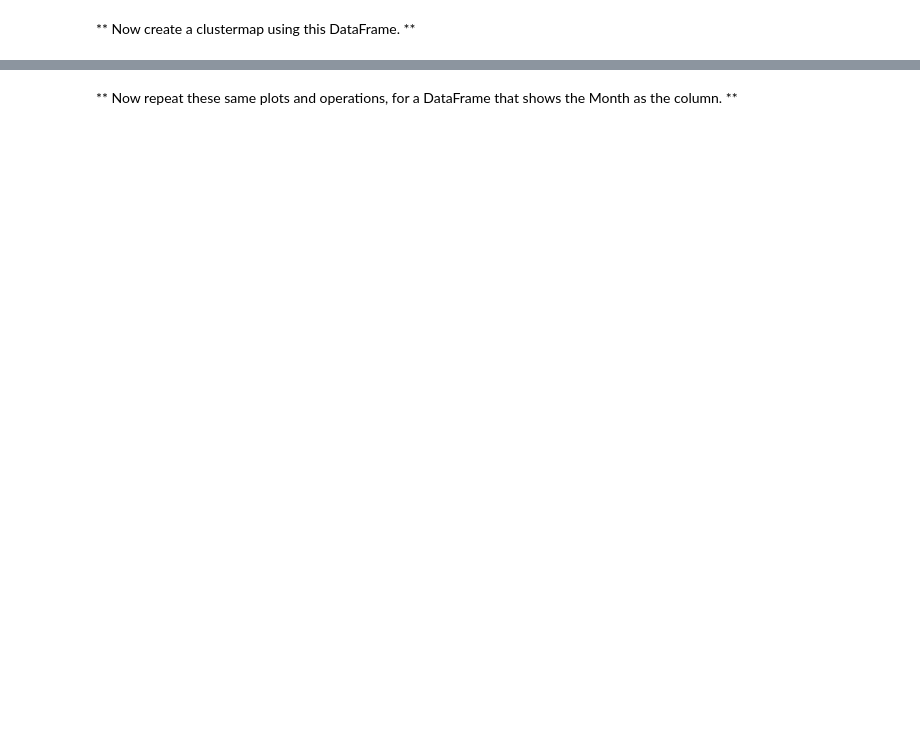
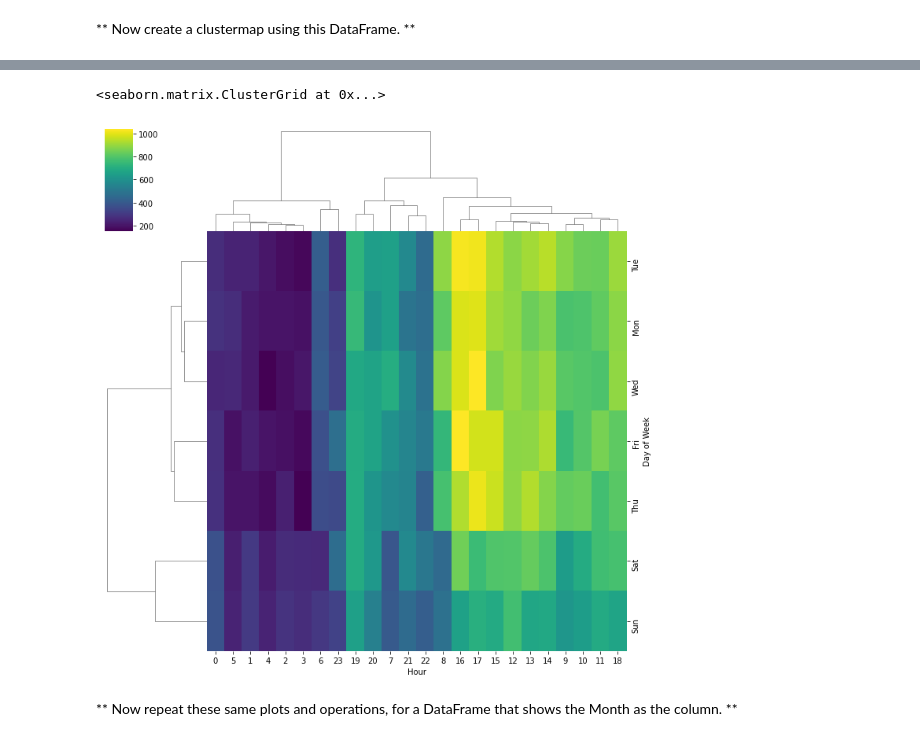
Before and after one commit to boyplus/Udemy-Python-DS-ML, a Jupyter notebook: Py_DS_ML/10-Data-Capstone-Projects/01-911 Calls Data Capstone Project.ipynb, the cells around one changed output, grey strips where cells are left out. Saved outputs shown, nothing was run; the diff lists cells and outputs as text; code cells hidden in the pictures; blank space fills up the shorter version.

```diff
--- a/Py_DS_ML/10-Data-Capstone-Projects/01-911 Calls Data Capstone Project.ipynb
+++ b/Py_DS_ML/10-Data-Capstone-Projects/01-911 Calls Data Capstone Project.ipynb
@@ -378,2 +388,7 @@ ____
+# %%
+sns.clustermap(dayHour,cmap='viridis')
+# %% [output]
+<seaborn.matrix.ClusterGrid at 0x...>
+[figure, added]
 # %% [markdown]
 ** Now repeat these same plots and operations, for a DataFrame that shows the Month as the column. **
```
Also changed, not shown: parts of 10 cells of this notebook.
